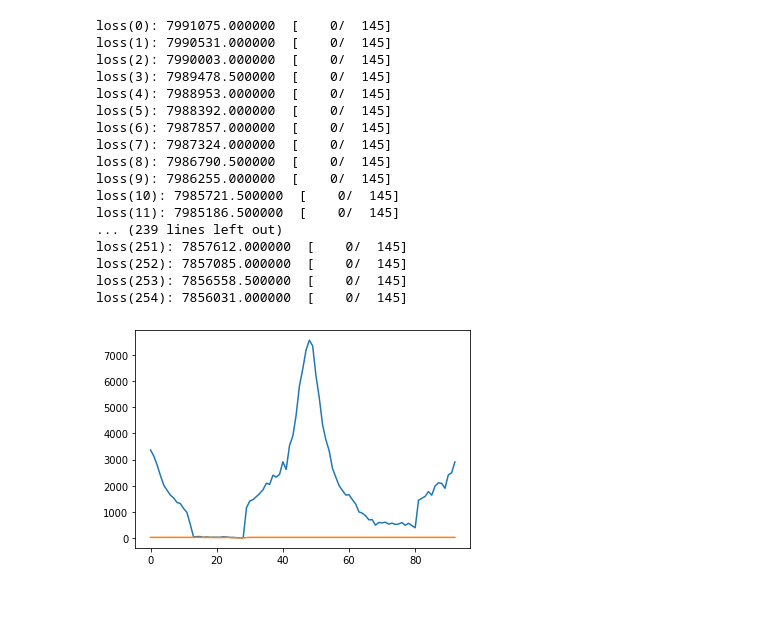
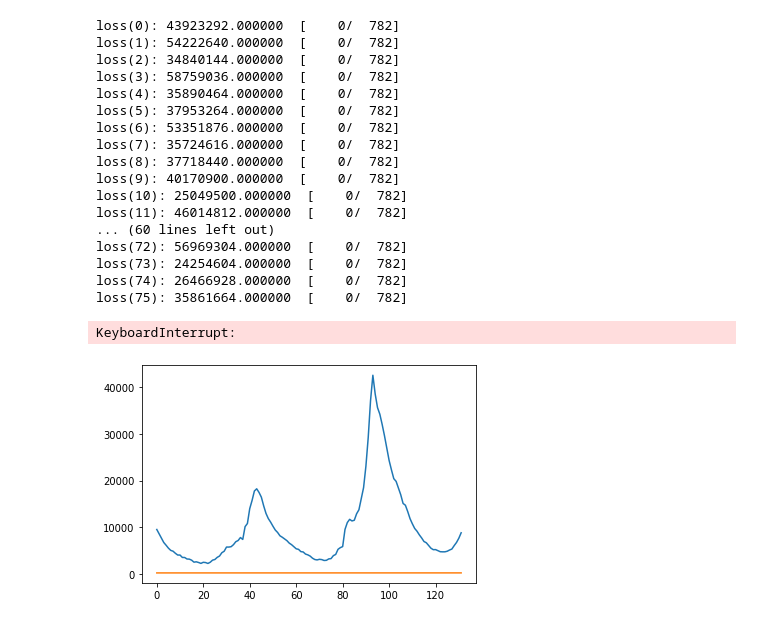
Before and after one commit to masonb13/NN_Forecasting, a Jupyter notebook: LSTM.ipynb, the cells around one changed output. Saved outputs shown, nothing was run; the diff lists cells and outputs as text; code cells hidden in the pictures.

```diff
--- a/LSTM.ipynb
+++ b/LSTM.ipynb
@@ -30,14 +30,14 @@ class dataSetAll(Dataset):
 
     def __getitem__(self,idx):
         # idx = 0
-        return self.data[idx:idx+self.numFeat],self.data[idx+1:idx+self.numFeat+self.numOut]
+        return self.data[idx:idx+self.numFeat],self.data[idx+self.numFeat:idx+self.numFeat+self.numOut]
 # %%
 #create data loaders
 numFeat = 10
 numOut = 1
-train_data = dataSetAll(1998,2001,numFeat,numOut)
-test_data = dataSetAll(2001,2003,numFeat,numOut)
-train_dataloader = DataLoader(train_data, batch_size=64,drop_last=False)
-test_dataloader = DataLoader(test_data, batch_size=64,drop_last=False)
+train_data = dataSetAll(1900,2013,numFeat,numOut)
+test_data = dataSetAll(2013,2100,numFeat,numOut)
+train_dataloader = DataLoader(train_data, batch_size=100,drop_last=False,shuffle=True)
+test_dataloader = DataLoader(test_data, batch_size=100,drop_last=False,shuffle=True)
 # print(next(iter(train_dataloader))[0])
 # %%
@@ -93,6 +95,7 @@ def train_loop(dataloader, model, loss_fn, optimizer,t):
     for batch, (X, y) in enumerate(dataloader):
         # Compute prediction and loss
         # print(X.size())
+        X = X[:,:,None]
         pred = model(X)
         # print(pred.size())
         # print(y.size())
@@ -100,7 +103,7 @@ def train_loop(dataloader, model, loss_fn, optimizer,t):
         # print("pred",pred)
         # print("Y",y)
         # Backpropagation
-        model.zero_grad()
+        optimizer.zero_grad()
         loss.backward()
         optimizer.step()
 
@@ -109,10 +112,11 @@ def train_loop(dataloader, model, loss_fn, optimizer,t):
             print(f"loss({t}): {loss:>7f}  [{current:>5d}/{size:>5d}]")
 # %%
 learning_rate = .01
-batch_size = 64
-epochs = 5000
+batch_size = 100
+epochs = 500
 loss_fn = nn.MSELoss()
 optimizer = torch.optim.Adam(model.parameters(), lr=learning_rate)
+# print(list(model.parameters()))
 
 # print(list(model.parameters()))
 for t in range(epochs):
@@ -123,23 +127,24 @@ for t in range(epochs):
 print("Done!")
 # print(list(model.parameters()))
 # %% [output]
-loss(0): 7991075.000000  [    0/  145]
-loss(1): 7990531.000000  [    0/  145]
-loss(2): 7990003.000000  [    0/  145]
-loss(3): 7989478.500000  [    0/  145]
-loss(4): 7988953.000000  [    0/  145]
-loss(5): 7988392.000000  [    0/  145]
-loss(6): 7987857.000000  [    0/  145]
-loss(7): 7987324.000000  [    0/  145]
-loss(8): 7986790.500000  [    0/  145]
-loss(9): 7986255.000000  [    0/  145]
-loss(10): 7985721.500000  [    0/  145]
-loss(11): 7985186.500000  [    0/  145]
-... (239 lines left out)
-loss(251): 7857612.000000  [    0/  145]
-loss(252): 7857085.000000  [    0/  145]
-loss(253): 7856558.500000  [    0/  145]
-loss(254): 7856031.000000  [    0/  145]
+loss(0): 43923292.000000  [    0/  782]
+loss(1): 54222640.000000  [    0/  782]
+loss(2): 34840144.000000  [    0/  782]
+loss(3): 58759036.000000  [    0/  782]
+loss(4): 35890464.000000  [    0/  782]
+loss(5): 37953264.000000  [    0/  782]
+loss(6): 53351876.000000  [    0/  782]
+loss(7): 35724616.000000  [    0/  782]
+loss(8): 37718440.000000  [    0/  782]
+loss(9): 40170900.000000  [    0/  782]
+loss(10): 25049500.000000  [    0/  782]
+loss(11): 46014812.000000  [    0/  782]
+... (60 lines left out)
+loss(72): 56969304.000000  [    0/  782]
+loss(73): 24254604.000000  [    0/  782]
+loss(74): 26466928.000000  [    0/  782]
+loss(75): 35861664.000000  [    0/  782]
+KeyboardInterrupt:
 # %%
 def test_loop(dataloader, model):
     yearLow = 2013
@@ -158,32 +163,33 @@ def test_loop(dataloader, model):
             y = test_data[idx][1]
             X = feat
             pred = model(X).squeeze().numpy()
             plt.plot(np.append(feat,pred))
             plt.plot(np.append(feat,y))
 
             plt.show()
 
 def graph(model):
     with torch.no_grad():
         predY = []
         actY = []
         for idx in range(len(test_data)):
             feat = test_data[idx][0]
             y = test_data[idx][1]
-            X = feat[None,:]
+            X = feat[None,:,None]
+            # print(X.size())
             pred = model(X)
             predY.append(pred.numpy()[0][-1])
             actY.append(y.numpy()[-1])
             # plt.plot(np.append(feat,pred))
             # plt.plot(np.append(feat,y))
 
 
 
         plt.plot(actY)
         plt.plot(predY)
         plt.show()
 
 graph(model)
 # test_loop(test_dataloader,model)
 # %% [output]
-[figure, old version]
+[figure, new version]
```
Also changed, not shown: parts of 1 cell of this notebook, 1 other file.
